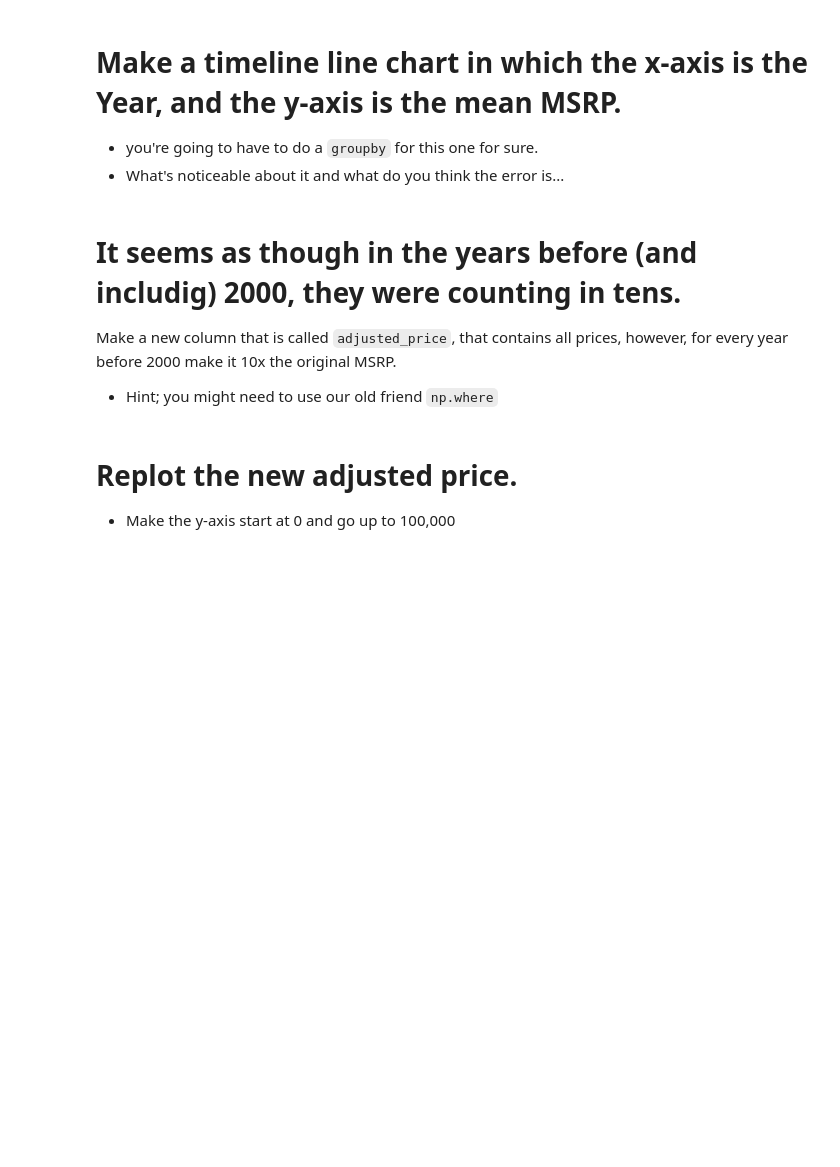
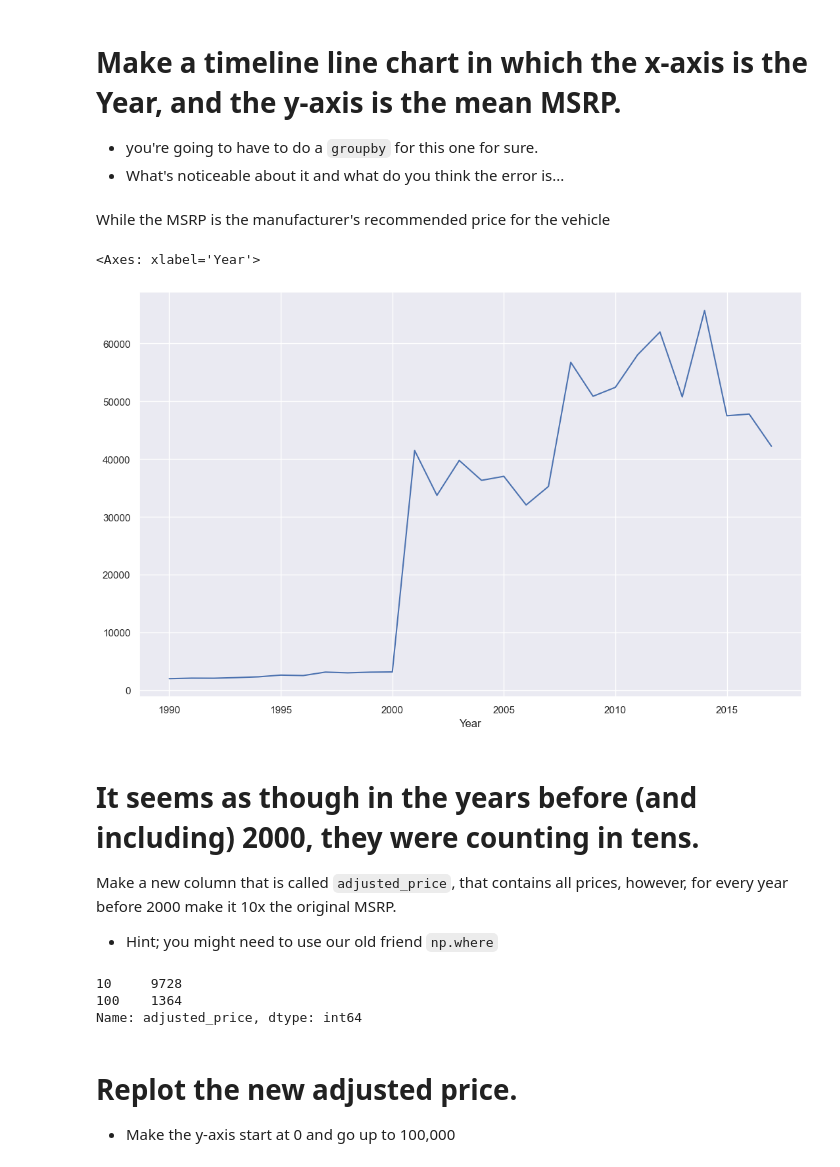
Before and after one commit to Sulaiman-Dem/2023-fall-data-science-fridays, a Jupyter notebook: Week-02-Data-Viz-EDA/SDZExercise.ipynb, the cells around one changed output. Saved outputs shown, nothing was run; the diff lists cells and outputs as text; code cells hidden in the pictures; blank space fills up the shorter version.

```diff
--- a/Week-02-Data-Viz-EDA/SDZExercise.ipynb
+++ b/Week-02-Data-Viz-EDA/SDZExercise.ipynb
@@ -174,19 +174,45 @@ brand_of_car.plot(kind="barh", figsize=(15,10),alpha=0.9,xlabel='Amount of cars'
 
 - you're going to have to do a `groupby` for this one for sure.
 - What's noticeable about it and what do you think the error is...
+# %% [markdown]
+While the MSRP is the manufacturer's recommended price for the vehicle
 # %%
 # Make a timeline line chart in which the x-axis is the year, and the y-axis is the average MSRP.
+year_and_MSRP = df.groupby('Year')
+
+average_MSRP = year_and_MSRP['MSRP'].mean()
+
+average_MSRP.plot(kind='line',x='Year',y='MSRP',figsize=(13,8))
+# the error here is the average prices of MSRP was significantly less before 2000s. So it is hard to see that data within the those years
+# %% [output]
+<Axes: xlabel='Year'>
+[figure, added]
 # %% [markdown]
-# It seems as though in the years before (and includig) 2000, they were counting in tens.
+# It seems as though in the years before (and including) 2000, they were counting in tens.
 
 Make a new column that is called `adjusted_price`, that contains all prices, however, for every year before 2000 make it 10x the original MSRP.
 
 - Hint; you might need to use our old friend `np.where`
 # %%
 # Make a column where is 10 when year is less than 2000, else 1.
-
+df['adjusted_price'] = np.where(df['Year'] <= 2000, 10, 1)
 
 # Multiply the MSRP by the price adjuster.
+adjusted_price = df['adjusted_price'] * 10
+
+adjusted_price.value_counts()
+
+# year = df.groupby('Year')
+# year_model_2000_or_less = np.where('Year' >= 2000)
+
+# select_condition_of_2000s_or_less = df['Year'] >= 2000
+
+# df_2000s_or_less = df[select_condition_of_2000s_or_less]
+# df['adjusted_price'] = df_2000s_or_less['MSRP'] * 10
+# %% [output]
+10     9728
+100    1364
+Name: adjusted_price, dtype: int64
 # %% [markdown]
 # Replot the new adjusted price.
 
```
Also changed, not shown: parts of 13 cells of this notebook.
